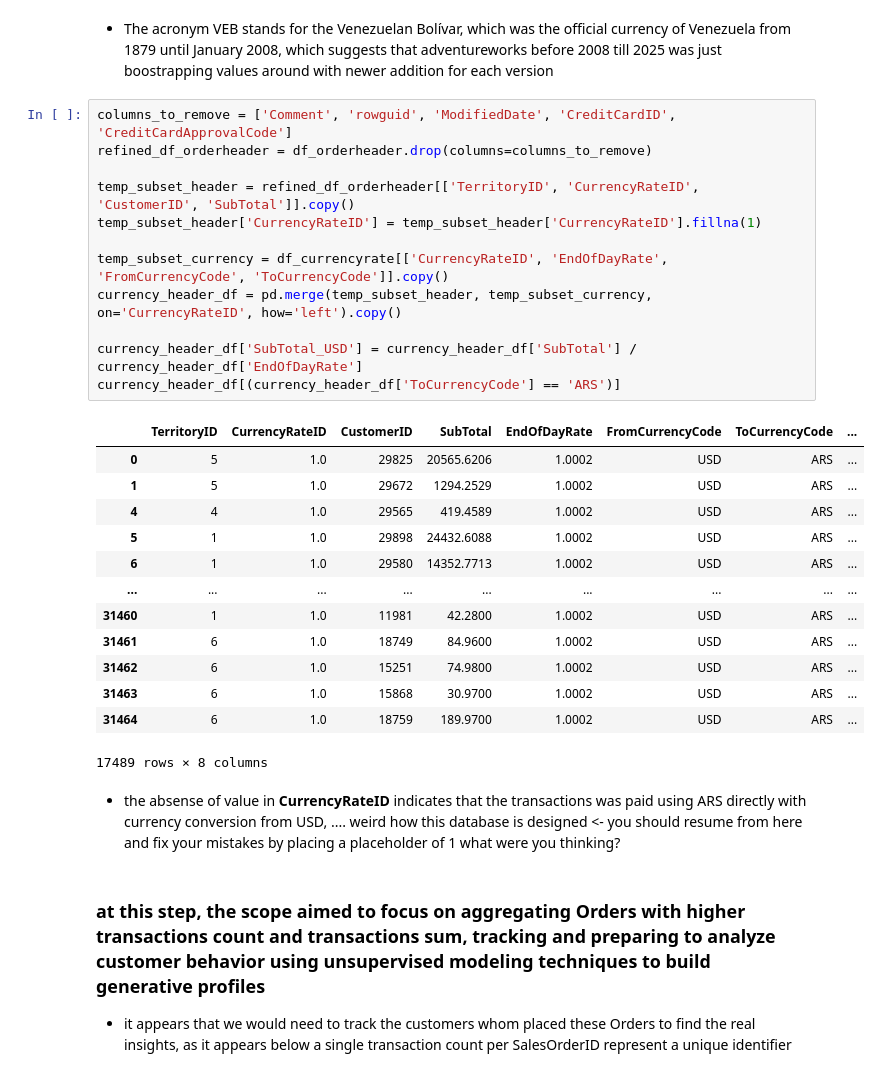
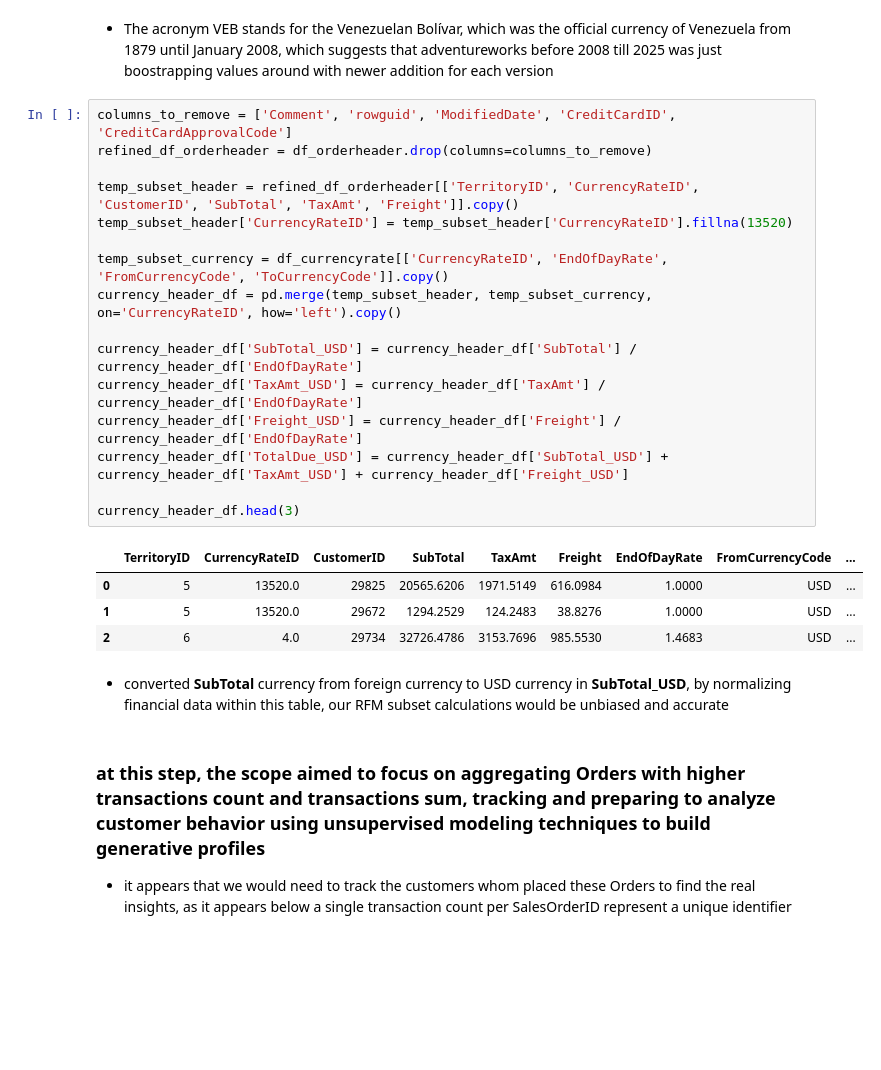
Before and after one commit to AtlasMarbx/AdventureWorks-Data-Migration-and-insight-extraction, a Jupyter notebook: EDA_process.ipynb, the cells around one changed output. Saved outputs shown, nothing was run; the diff lists cells and outputs as text; blank space fills up the shorter version.

```diff
--- a/EDA_process.ipynb
+++ b/EDA_process.ipynb
@@ -291,31 +291,26 @@ df_currencyrate
 # %%
 columns_to_remove = ['Comment', 'rowguid', 'ModifiedDate', 'CreditCardID', 'CreditCardApprovalCode']
 refined_df_orderheader = df_orderheader.drop(columns=columns_to_remove)
 
-temp_subset_header = refined_df_orderheader[['TerritoryID', 'CurrencyRateID', 'CustomerID', 'SubTotal']].copy()
-temp_subset_header['CurrencyRateID'] = temp_subset_header['CurrencyRateID'].fillna(1)
+temp_subset_header = refined_df_orderheader[['TerritoryID', 'CurrencyRateID', 'CustomerID', 'SubTotal', 'TaxAmt', 'Freight']].copy()
+temp_subset_header['CurrencyRateID'] = temp_subset_header['CurrencyRateID'].fillna(13520)
 
 temp_subset_currency = df_currencyrate[['CurrencyRateID', 'EndOfDayRate', 'FromCurrencyCode', 'ToCurrencyCode']].copy()
 currency_header_df = pd.merge(temp_subset_header, temp_subset_currency, on='CurrencyRateID', how='left').copy()
 
 currency_header_df['SubTotal_USD'] = currency_header_df['SubTotal'] / currency_header_df['EndOfDayRate']
-currency_header_df[(currency_header_df['ToCurrencyCode'] == 'ARS')]
+currency_header_df['TaxAmt_USD'] = currency_header_df['TaxAmt'] / currency_header_df['EndOfDayRate']
+currency_header_df['Freight_USD'] = currency_header_df['Freight'] / currency_header_df['EndOfDayRate']
+currency_header_df['TotalDue_USD'] = currency_header_df['SubTotal_USD'] + currency_header_df['TaxAmt_USD'] + currency_header_df['Freight_USD']
+
+currency_header_df.head(3)
 # %% [output]
-|  | TerritoryID | CurrencyRateID | CustomerID | SubTotal | EndOfDayRate | FromCurrencyCode | ToCurrencyCode | ... |
-| 0 | 5 | 1.0 | 29825 | 20565.6206 | 1.0002 | USD | ARS | ... |
-| 1 | 5 | 1.0 | 29672 | 1294.2529 | 1.0002 | USD | ARS | ... |
-| 4 | 4 | 1.0 | 29565 | 419.4589 | 1.0002 | USD | ARS | ... |
-| 5 | 1 | 1.0 | 29898 | 24432.6088 | 1.0002 | USD | ARS | ... |
-| 6 | 1 | 1.0 | 29580 | 14352.7713 | 1.0002 | USD | ARS | ... |
-| ... | ... | ... | ... | ... | ... | ... | ... | ... |
-| 31460 | 1 | 1.0 | 11981 | 42.2800 | 1.0002 | USD | ARS | ... |
-| 31461 | 6 | 1.0 | 18749 | 84.9600 | 1.0002 | USD | ARS | ... |
-| 31462 | 6 | 1.0 | 15251 | 74.9800 | 1.0002 | USD | ARS | ... |
-| 31463 | 6 | 1.0 | 15868 | 30.9700 | 1.0002 | USD | ARS | ... |
-| 31464 | 6 | 1.0 | 18759 | 189.9700 | 1.0002 | USD | ARS | ... |
+|  | TerritoryID | CurrencyRateID | CustomerID | SubTotal | TaxAmt | Freight | EndOfDayRate | FromCurrencyCode | ... |
+| 0 | 5 | 13520.0 | 29825 | 20565.6206 | 1971.5149 | 616.0984 | 1.0000 | USD | ... |
+| 1 | 5 | 13520.0 | 29672 | 1294.2529 | 124.2483 | 38.8276 | 1.0000 | USD | ... |
+| 2 | 6 | 4.0 | 29734 | 32726.4786 | 3153.7696 | 985.5530 | 1.4683 | USD | ... |
-17489 rows × 8 columns
 # %% [markdown]
-- the absense of value in **CurrencyRateID** indicates that the transactions was paid using ARS directly with currency conversion from USD, .... weird how this database is designed <- you should resume from here and fix your mistakes by placing a placeholder of 1 what were you thinking?
+- converted **SubTotal** currency from foreign currency to USD currency in **SubTotal_USD**, by normalizing financial data within this table, our RFM subset calculations would be unbiased and accurate
 # %% [markdown]
 ### at this step, the scope aimed to focus on aggregating Orders with higher transactions count and transactions sum, tracking and preparing to analyze customer behavior using unsupervised modeling techniques to build generative profiles
 - it appears that we would need to track the customers whom placed these Orders to find the real insights, as it appears below a single transaction count per SalesOrderID represent a unique identifier per product defined by an automated system to track each unique order
```
Also changed, not shown: parts of 70 cells of this notebook.
